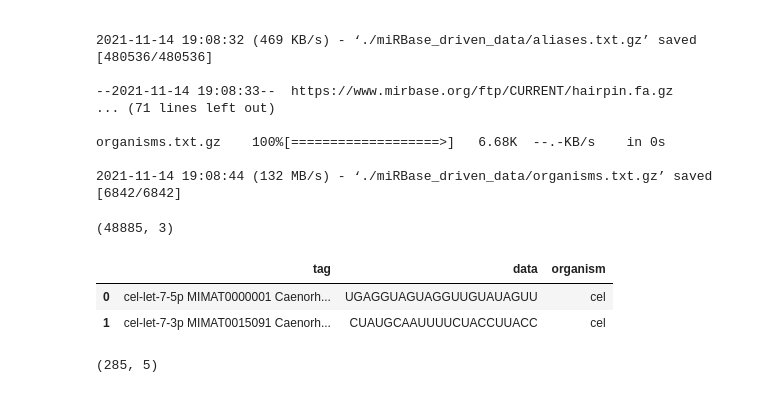
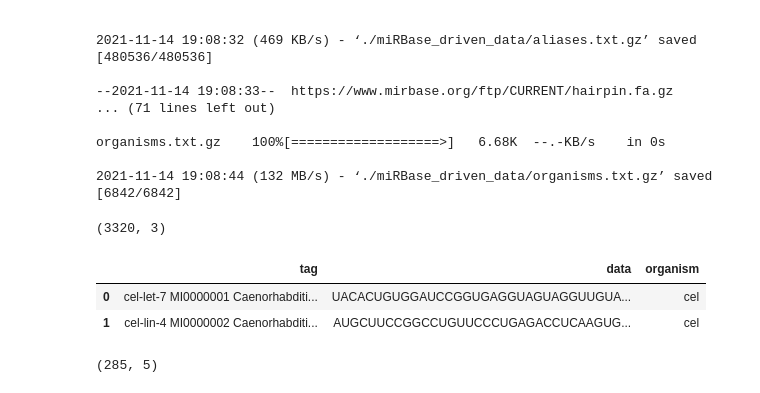
Before and after one commit to Ilia-Abolhasani/amir-p3, a Jupyter notebook: Code.ipynb, the cells around one changed output. Drawn from its saved outputs; the diff is of its cells as text; code cells hidden in the pictures.

```diff
--- a/Code.ipynb
+++ b/Code.ipynb
@@ -226,17 +226,17 @@ organisms.txt.gz    100%[===================>]   6.68K  --.-KB/s    in 0s
 
 2021-11-14 19:08:44 (132 MB/s) - ‘./miRBase_driven_data/organisms.txt.gz’ saved [6842/6842]
 # %%
-df = fasta_to_df(f'./{directory}/mature.fa')
-#df = fasta_to_df(f'./{directory}/hairpin_high_conf.fa')
+#df = fasta_to_df(f'./{directory}/mature.fa')
+df = fasta_to_df(f'./{directory}/hairpin_high_conf.fa')
 #df = fasta_to_df('./Data/mature_high_conf.fa')
 df['organism'] = df['tag'].apply(lambda x: x[:3])
 print(df.shape)
 df.head(2)
 # %% [output]
-(48885, 3)
+(3320, 3)
 |  | tag | data | organism |
-| 0 | cel-let-7-5p MIMAT0000001 Caenorh... | UGAGGUAGUAGGUUGUAUAGUU | cel |
-| 1 | cel-let-7-3p MIMAT0015091 Caenorh... | CUAUGCAAUUUUCUACCUUACC | cel |
+| 0 | cel-let-7 MI0000001 Caenorhabditi... | UACACUGUGGAUCCGGUGAGGUAGUAGGUUGUA... | cel |
+| 1 | cel-lin-4 MI0000002 Caenorhabditi... | AUGCUUCCGGCCUGUUCCCUGAGACCUCAAGUG... | cel |
 # %%
 organism = pd.read_csv(f'./{directory}/organisms.txt',sep='\t')
 organism.columns = [c.replace('#','') for c in organism.columns] # remove sharp from columns
```
Also changed, not shown: parts of 11 cells of this notebook.
